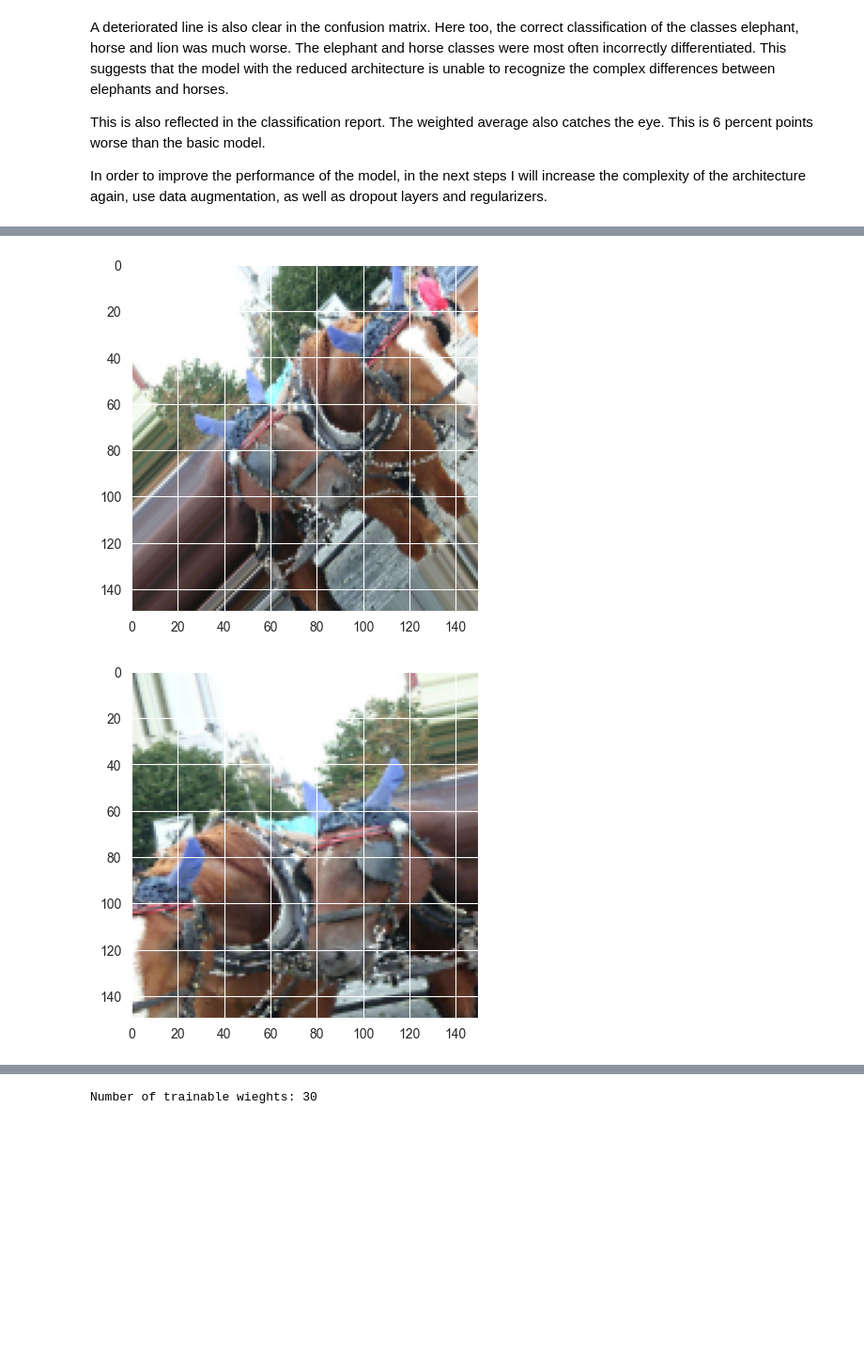
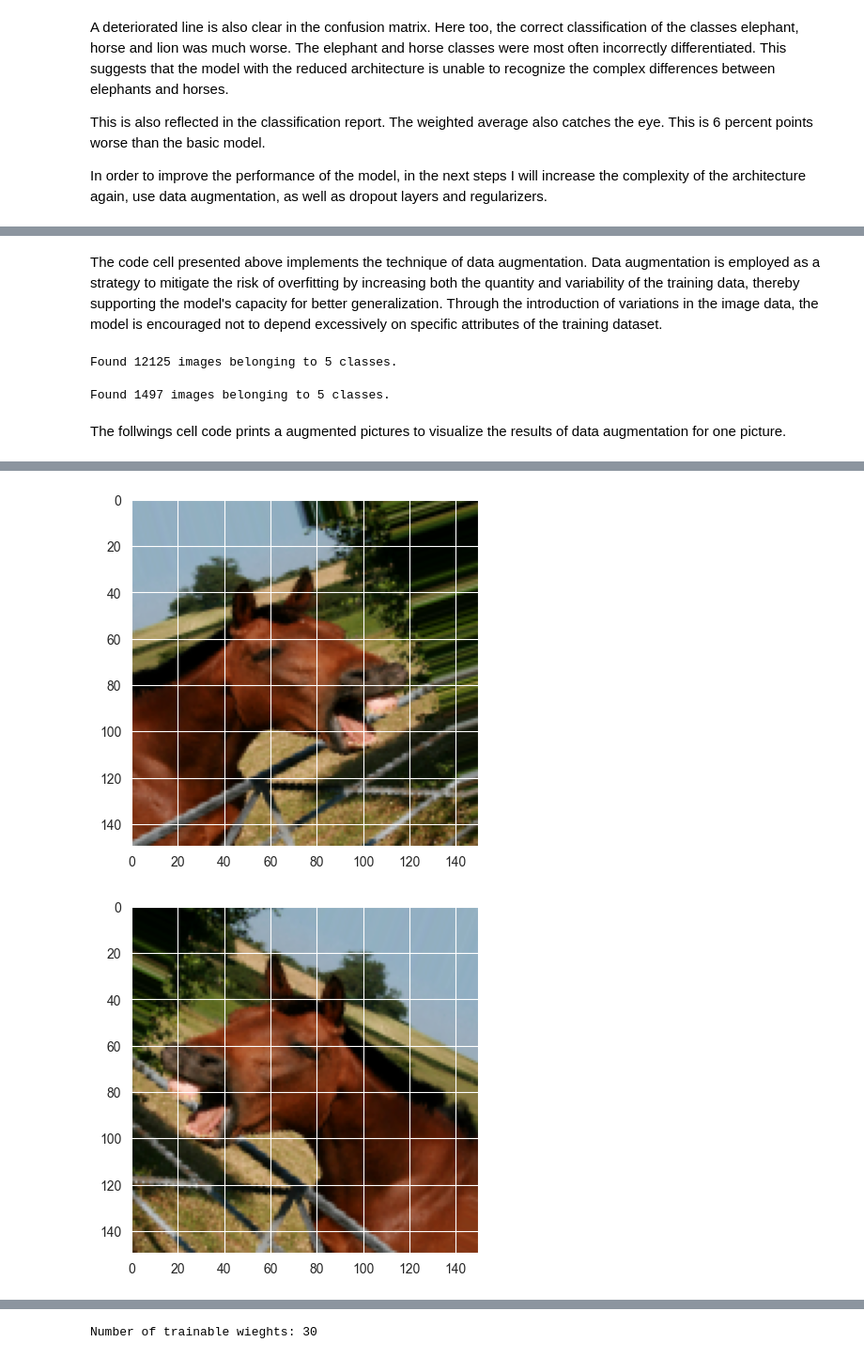
Before and after one commit to quantum-insights/DSM150_CNN, a Jupyter notebook: cnn.ipynb, the cells around one changed output, grey strips where cells are left out. Shown at 94% size. Drawn from its saved outputs; the diff is of its cells as text; code cells hidden in the pictures; blank space fills up the shorter version.

Commit message:
- Improved models and evaluation - Documentation comparison models

```diff
--- a/cnn.ipynb
+++ b/cnn.ipynb
@@ -652,0 +678,2 @@ Found 1497 images belonging to 5 classes.
+# %% [markdown]
+The code cell presented above implements the technique of data augmentation. Data augmentation is employed as a strategy to mitigate the risk of overfitting by increasing both the quantity and variability of the training data, thereby supporting the model's capacity for better generalization. Through the introduction of variations in the image data, the model is encouraged not to depend excessively on specific attributes of the training dataset.
@@ -653,24 +685,54 @@ Found 1497 images belonging to 5 classes.
+# %%
+train_aug_generator= train_aug_img_data_gen.flow_from_directory(
+    dir_base_train,  # Path to the target directory
+    target_size=(150,150),  # The dimensions to which all images found will be resized -> 150x150 pixels
+    batch_size=64,  # The size of the batches of images to yield
+    class_mode='categorical',  # Type of label arrays that are returned --> 'categorical': 2D one-hot encoded labels
+    shuffle= True,  # Shuffle the data --> the model does not see images in the same order during each epoch
+)
+# %% [output]
+Found 12125 images belonging to 5 classes.
+# %%
+val_aug_generator= val_aug_img_data_gen.flow_from_directory(
+    dir_base_val,   # Path to the target directory
+    target_size=(150,150),  # # The dimensions to which all images found will be resized -> 150x150 pixels
+    batch_size=64,  # The size of the batches of images to yield
+    class_mode='categorical',   # Type of label arrays that are returned --> 'categorical': 2D one-hot encoded labels
+    shuffle= True  # Shuffle the data --> the model does not see images in the same order during each epoch
+)
+# %% [output]
+Found 1497 images belonging to 5 classes.
+# %% [markdown]
+The follwings cell code prints a augmented pictures to visualize the results of data augmentation for one picture.
 # %%
 # displaying some random pics
 from keras.preprocessing import image
 
-fnames= [os.path.join('./data/animals/train/horse', fname) for fname in os.listdir('./data/animals/train/horse') ]
+# Generate a list of filenames
+fnames= [os.path.join('./data/animals/train/horse', fname) for fname in os.listdir('./data/animals/train/horse')]
 
-img_path= fnames[6]
+# Select a specific image path
+img_path= fnames[8]
 
+# Load the selected image  and resize it to 150x150 pixels
 img= image.load_img(img_path, target_size=(150,150))
 
+# Image is converted to a 3D array (height, width, channels)
+# Following, it's reshaped to (1, height, width, channels) to fit the model's expected input
 x= image.img_to_array(img)
 x= x.reshape((1,) + x.shape)
 
+# Initialize a counter to track the number of images generated
 i=0
 
+# Use the data generator to augment the selected image
+# For each batch (in this case, containing just 1 image) generated by the data augmentation:
 for batch in train_aug_img_data_gen.flow(x, batch_size=1):
-    plt.figure(i)
-    imgplot= plt.imshow(image.array_to_img(batch[0]))
-    i += 1
-    if i % 4 == 0:
+    plt.figure(i)  # Create a new figure for plotting
+    imgplot= plt.imshow(image.array_to_img(batch[0]))  # Convert the first image in the batch from a numpy array back into a PIL image and display it
+    i += 1  # Increment the counter.
+    if i % 4 == 0:  # If four images have been generated, exit the loop
         break
 
-plt.show()
+plt.show()  # Display all the figures with the augmented images
 # %% [output]
@@ -679,2 +741,2 @@ plt.show()
-[figure, old version]
+[figure, new version]
-[figure, old version]
+[figure, new version]
```
Also changed, not shown: parts of 85 cells of this notebook.
